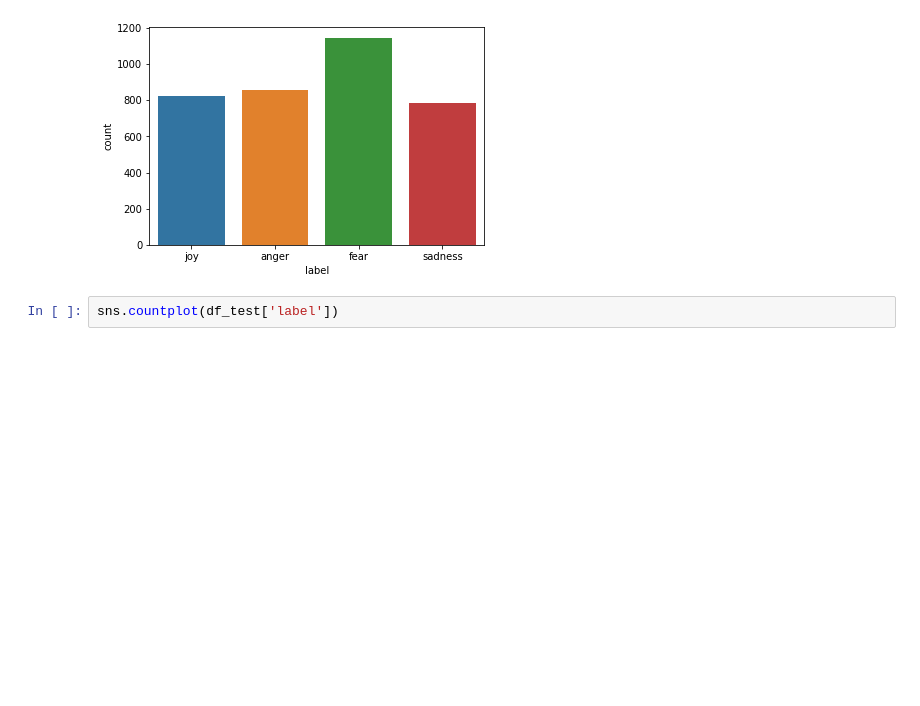
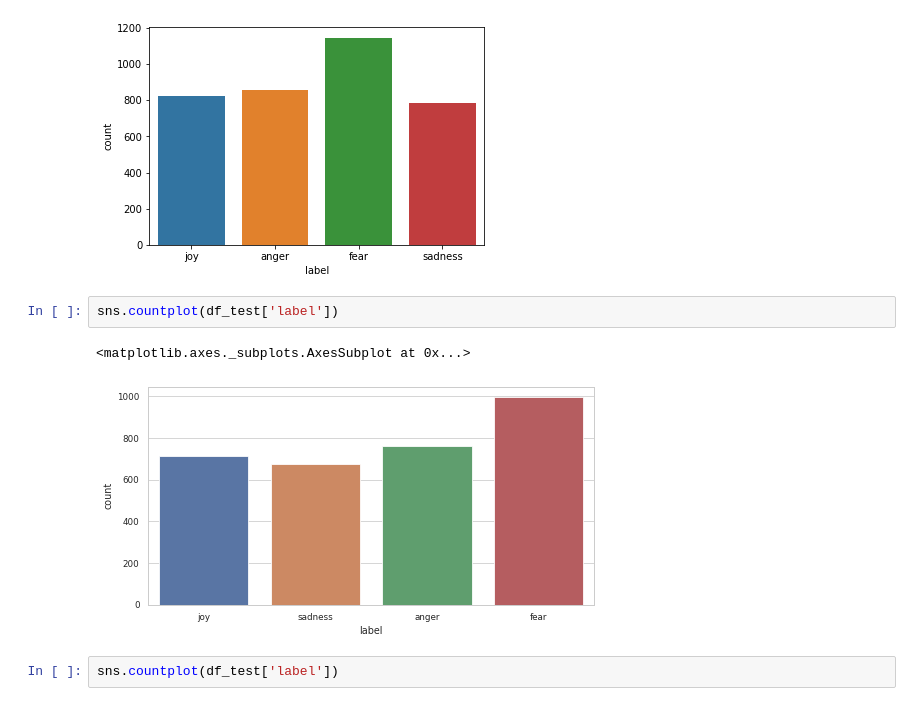
Before and after one commit to Jamf05/20201-ai2-class-project, a Jupyter notebook: download-data.ipynb, the cells around one changed output. Cells and saved outputs as stored; diff of their text form; blank space fills up the shorter version.

```diff
--- a/download-data.ipynb
+++ b/download-data.ipynb
@@ -374,6 +497,11 @@ sns.countplot(df_train['label'])
 # %% [output]
 <matplotlib.axes._subplots.AxesSubplot at 0x...>
 [figure]
+# %%
+sns.countplot(df_test['label'])
+# %% [output]
+<matplotlib.axes._subplots.AxesSubplot at 0x...>
+[figure, added]
 # %%
 sns.countplot(df_test['label'])
 # %% [output]
```
Also changed, not shown: parts of 107 cells of this notebook, 22 other files.
